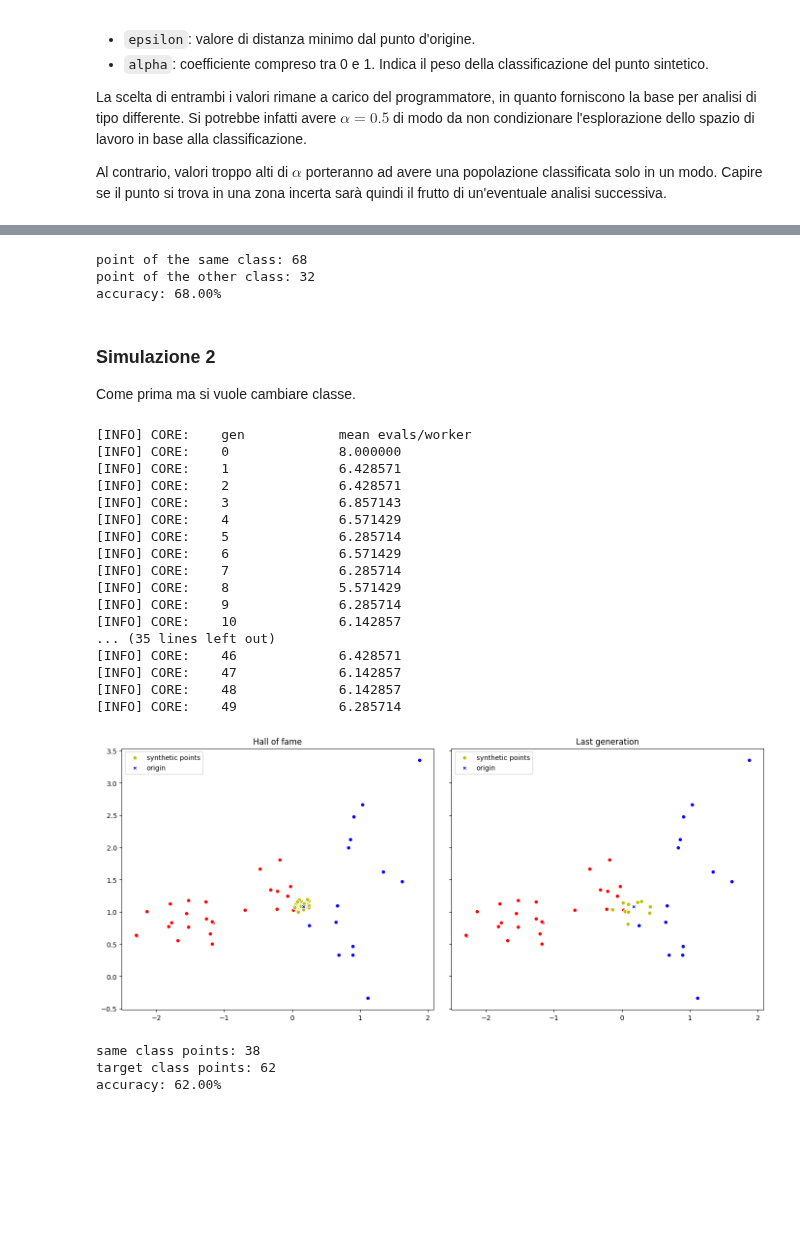
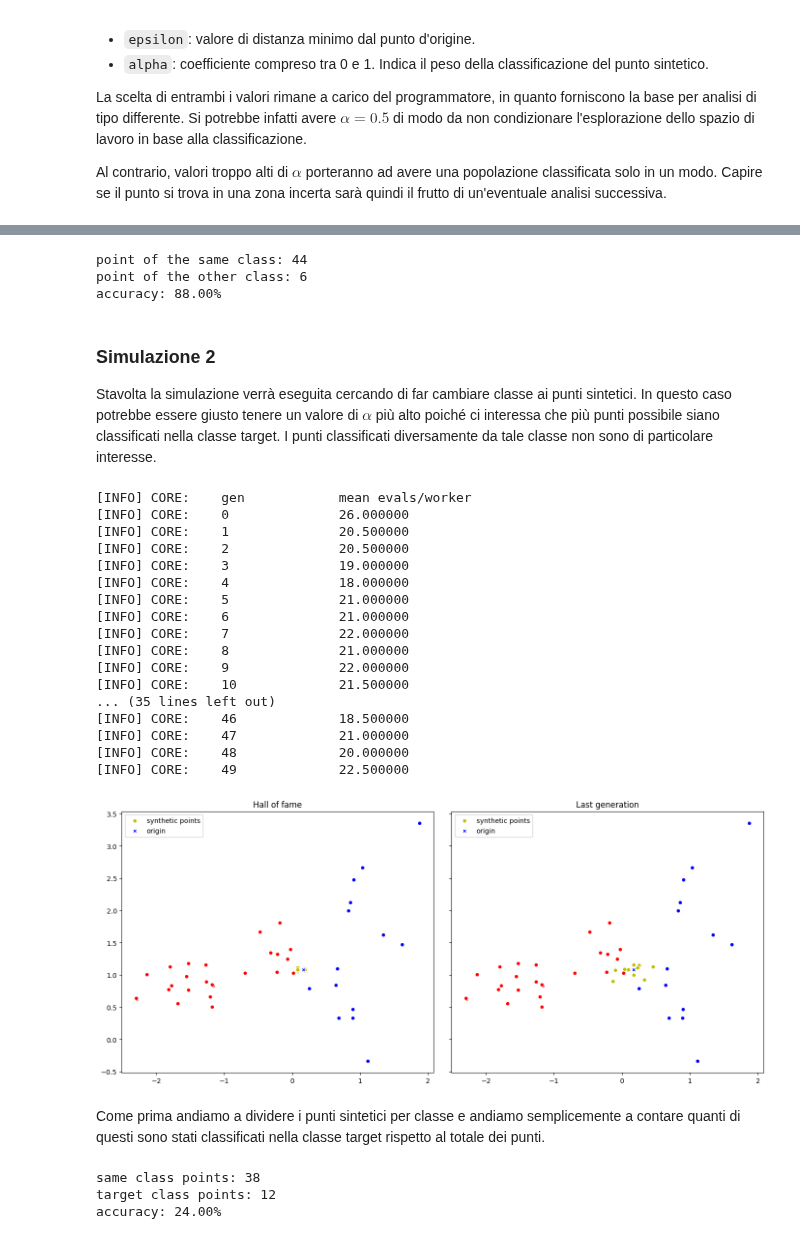
Before and after one commit to FedericoBustaffa/thesis, a Jupyter notebook: src/explain_classifier.ipynb, the cells around one changed output, grey strips where cells are left out. Saved outputs shown, nothing was run; the diff lists cells and outputs as text; code cells hidden in the pictures; blank space fills up the shorter version.

```diff
--- a/src/explain_classifier.ipynb
+++ b/src/explain_classifier.ipynb
@@ -373,7 +373,7 @@ accentutata sarà questa differenza.
 from numpy import linalg
 
 
-def same_evaluate(chromosome, point, classifier, epsilon: float, alpha: float = 0.75):
+def same_evaluate(chromosome, point, classifier, epsilon: float, alpha: float = 0.5):
     assert alpha > 0.0 and alpha < 1.0
 
     # classification
@@ -393,7 +393,7 @@ def same_evaluate(chromosome, point, classifier, epsilon: float, alpha: float =
 
 
 toolbox.set_weights((-1.0,))
-epsilon = linalg.norm(sigma * 0.05, ord=2)
+epsilon = linalg.norm(sigma * 0.025, ord=2)
 toolbox.set_evaluation(same_evaluate, point, classifier, epsilon, 0.75)
 population = list(map(toolbox.evaluate, population))
 # %% [markdown]
@@ -462,7 +465,7 @@ $$
 
 dove $C_t$ è la classe target a cui stiamo cercando di arrivare.
 # %%
-def other_evaluate(chromosome, point, target, classifier, epsilon: float, alpha: float = 0.75):
+def other_evaluate(chromosome, point, target, classifier, epsilon: float, alpha: float = 0.5):
     assert alpha >= 0.0 and alpha < 1.0
 
     # classification
@@ -482,7 +485,7 @@ def other_evaluate(chromosome, point, target, classifier, epsilon: float, alpha:
 
 toolbox.set_weights((-1.0,))
 target=(point_class + 1) % 2
-toolbox.set_evaluation(other_evaluate, point, target, classifier, epsilon, 0.75)
+toolbox.set_evaluation(other_evaluate, point, target, classifier, epsilon, 0.8)
 population = list(map(toolbox.evaluate, population))
 
 fig, (ax1, ax2) = plt.subplots(1, 2, sharey=True, figsize=(14, 6))
@@ -528,14 +531,14 @@ dei migliori individui della vecchia generazione.
 # %%
 from ppga import tools, algorithms, log
 
-toolbox.set_evaluation(same_evaluate, point, classifier, epsilon, 0.75)
+toolbox.set_evaluation(same_evaluate, point, classifier, epsilon, 0.5)
 toolbox.set_selection(tools.sel_tournament, tournsize=3)
 
-hof = base.HallOfFame(100)
+hof = base.HallOfFame(50)
 population, stats = algorithms.pelitist(
     toolbox=toolbox,
     population_size=100,
-    keep=0.02,
+    keep=0.2,
     cxpb=0.8,
     mutpb=0.2,
     max_generations=50,
@@ -614,25 +625,29 @@ print(f"point of the same class: {len(same_class)}")
 print(f"point of the other class: {len(different_class)}")
 print(f"accuracy: {len(same_class) / len(hof) * 100.0:.2f}%")
 # %% [output]
-point of the same class: 68
-point of the other class: 32
-accuracy: 68.00%
+point of the same class: 44
+point of the other class: 6
+accuracy: 88.00%
 # %% [markdown]
 ### Simulazione 2
 
-Come prima ma si vuole cambiare classe.
+Stavolta la simulazione verrà eseguita cercando di far cambiare classe ai punti
+sintetici. In questo caso potrebbe essere giusto tenere un valore di $\alpha$
+più alto poiché ci interessa che più punti possibile siano classificati nella
+classe target. I punti classificati diversamente da tale classe non sono di
+particolare interesse.
 # %%
 from ppga import tools, algorithms, log
 
 target = (point_class + 1) % 2
-toolbox.set_evaluation(other_evaluate, point, target, classifier, epsilon, 0.75)
+toolbox.set_evaluation(other_evaluate, point, target, classifier, epsilon, 0.8)
 toolbox.set_selection(tools.sel_tournament, tournsize=3)
 
-hof = base.HallOfFame(100)
+hof = base.HallOfFame(50)
 population, stats = algorithms.pelitist(
     toolbox=toolbox,
     population_size=100,
-    keep=0.02,
+    keep=0.2,
     cxpb=0.8,
     mutpb=0.2,
     max_generations=50,
@@ -647,49 +662,53 @@ fig, (ax1, ax2) = plt.subplots(1, 2, sharey=True, figsize=(14, 6))
 plt.tight_layout()
 
 ax1.set_title("Hall of fame")
 ax1.scatter(X_test[cls0].T[0], X_test[cls0].T[1], c="r", ec="w")
 ax1.scatter(X_test[cls1].T[0], X_test[cls1].T[1], c="b", ec="w")
 
 ax1.scatter(
     hof_synth_points.T[0], hof_synth_points.T[1], c="y", ec="w", label="synthetic points"
 )
 
 c = "r" if point_class == 0 else "b"
 ax1.scatter(point[0], point[1], c=c, ec="w", marker="X", label="origin")
 ax1.legend()
 
 ax2.set_title("Last generation")
 ax2.scatter(X_test[cls0].T[0], X_test[cls0].T[1], c="r", ec="w")
 ax2.scatter(X_test[cls1].T[0], X_test[cls1].T[1], c="b", ec="w")
 
 ax2.scatter(
     pop_synth_points.T[0], pop_synth_points.T[1], c="y", ec="w", label="synthetic points"
 )
 
 c = "r" if point_class == 0 else "b"
 ax2.scatter(point[0], point[1], c=c, ec="w", marker="X", label="origin")
 ax2.legend()
 
 plt.show()
 # %% [output]
 [INFO] CORE:    gen            mean evals/worker
-[INFO] CORE:    0              8.000000
-[INFO] CORE:    1              6.428571
-[INFO] CORE:    2              6.428571
-[INFO] CORE:    3              6.857143
-[INFO] CORE:    4              6.571429
-[INFO] CORE:    5              6.285714
-[INFO] CORE:    6              6.571429
-[INFO] CORE:    7              6.285714
-[INFO] CORE:    8              5.571429
-[INFO] CORE:    9              6.285714
-[INFO] CORE:    10             6.142857
+[INFO] CORE:    0              26.000000
+[INFO] CORE:    1              20.500000
+[INFO] CORE:    2              20.500000
+[INFO] CORE:    3              19.000000
+[INFO] CORE:    4              18.000000
+[INFO] CORE:    5              21.000000
+[INFO] CORE:    6              21.000000
+[INFO] CORE:    7              22.000000
+[INFO] CORE:    8              21.000000
+[INFO] CORE:    9              22.000000
+[INFO] CORE:    10             21.500000
 ... (35 lines left out)
-[INFO] CORE:    46             6.428571
-[INFO] CORE:    47             6.142857
-[INFO] CORE:    48             6.142857
-[INFO] CORE:    49             6.285714
+[INFO] CORE:    46             18.500000
+[INFO] CORE:    47             21.000000
+[INFO] CORE:    48             20.000000
+[INFO] CORE:    49             22.500000
-[figure, old version]
+[figure, new version]
+# %% [markdown]
+Come prima andiamo a dividere i punti sintetici per classe e andiamo
+semplicemente a contare quanti di questi sono stati classificati nella classe
+target rispetto al totale dei punti.
 # %%
 same_class = [i for i in hof if classifier.predict(i.chromosome.reshape(1, -1)) != target]
 target_class = [i for i in hof if classifier.predict(i.chromosome.reshape(1, -1)) == target]
@@ -699,5 +718,5 @@ print(f"target class points: {len(target_class)}")
 print(f"accuracy: {len(target_class) / len(hof) * 100.0:.2f}%")
 # %% [output]
 same class points: 38
-target class points: 62
-accuracy: 62.00%
+target class points: 12
+accuracy: 24.00%
```
Also changed, not shown: parts of 10 cells of this notebook.
